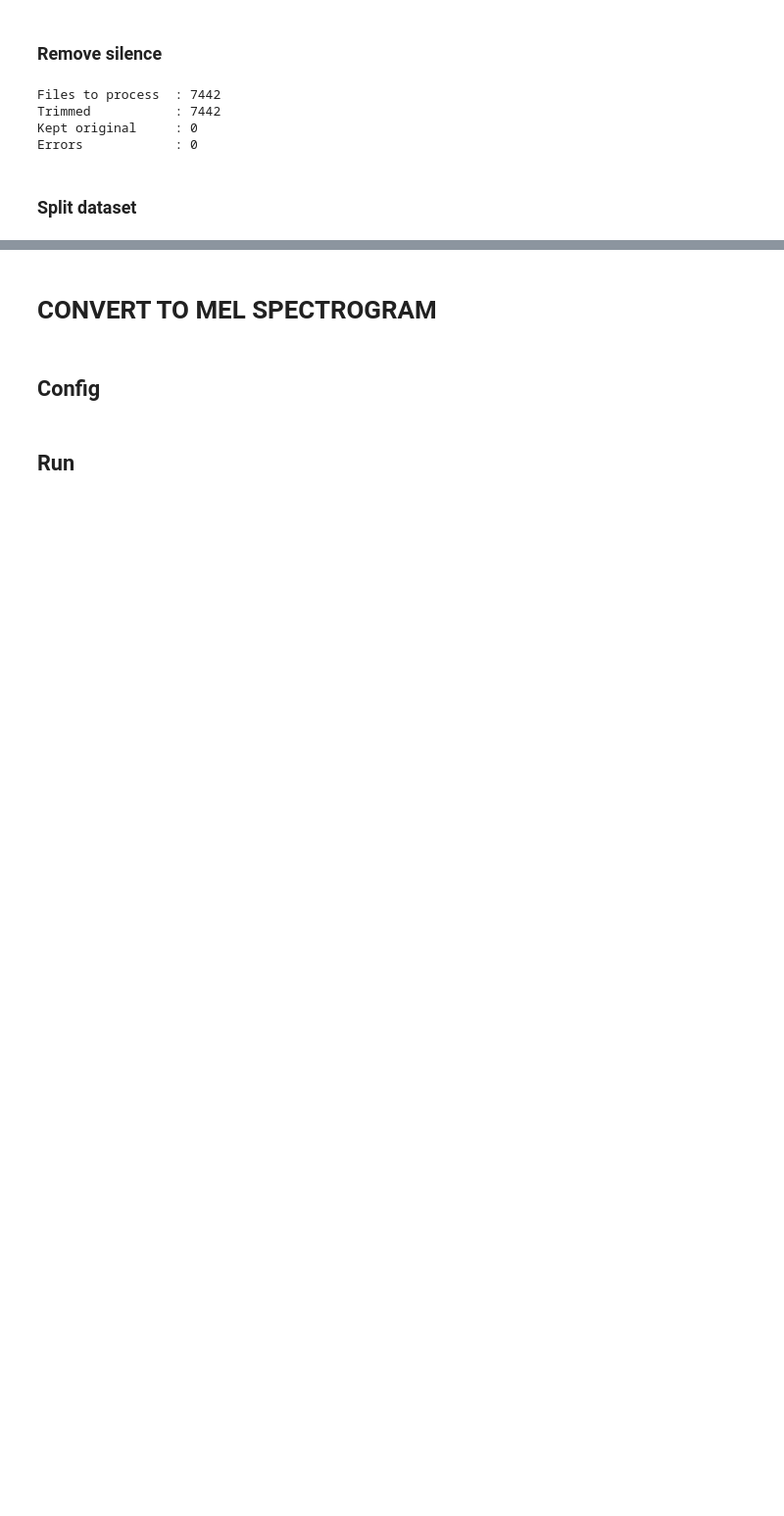
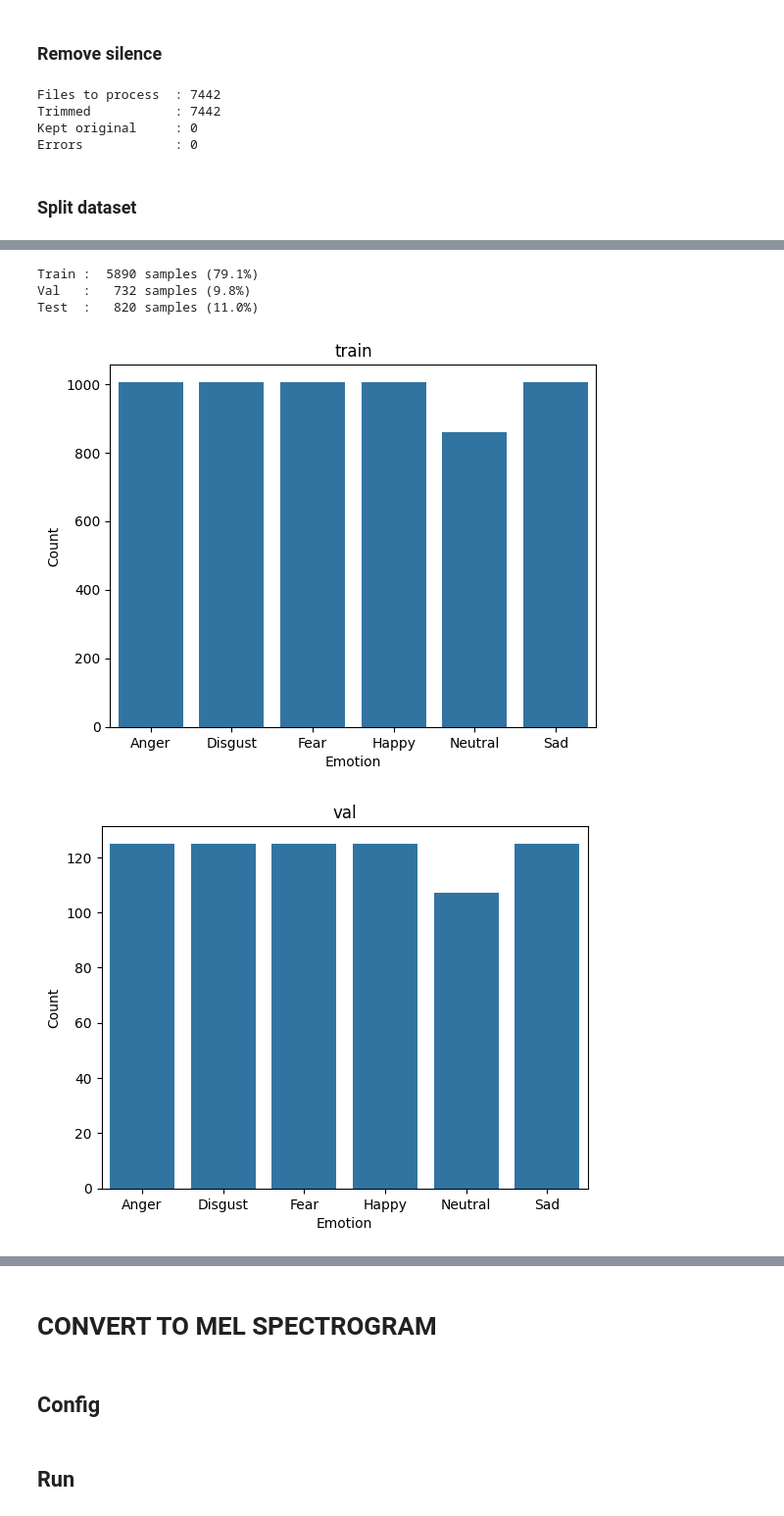
Before and after one commit to AzureDream1811/speech-emotion-recognition-ravdess, a Jupyter notebook: SER_CREMAD.ipynb, the cells around one changed output, grey strips where cells are left out. Shown at 98% size. Cells and saved outputs as stored; diff of their text form; code cells hidden in the pictures; blank space fills up the shorter version.

```diff
--- a/SER_CREMAD.ipynb
+++ b/SER_CREMAD.ipynb
@@ -62,11 +62,15 @@ print(dataset_df.shape[0])
 # %% [output]
 7442
 # %%
-sns.countplot(x="emotion", data=dataset_df)
-plt.title("Emotion Distribution")
-plt.xlabel("Emotion")
-plt.ylabel("Count")
-plt.show()
+def check_distribution(df: pd.DataFrame, title):
+    sns.countplot(x="emotion", data=df)
+    plt.title(title)
+    plt.xlabel("Emotion")
+    plt.ylabel("Count")
+    plt.show()
+
+
+check_distribution(dataset_df, "Emotion Distribution")
 # %% [output]
 [figure]
 # %%
@@ -174,0 +149,60 @@ Test set: 820 samples
+# %%
+TRAIN_RATIO = 0.8
+TEMP_RATIO = 1 - TRAIN_RATIO
+RANDOM_STATE = 42
+
+dataset_silenced = pd.read_csv("CSVs/dataset_silenced.csv")
+
+assert len(dataset_silenced) > 0, "dataset_silenced empty, run remove silence first"
+
+# Split 1: train - temp (val + test)
+gss_train = GroupShuffleSplit(
+    test_size=TEMP_RATIO,
+    n_splits=1,
+    random_state=RANDOM_STATE
+)
+
+train_idx, temp_idx = next(
+    gss_train.split(
+        dataset_silenced,
+        groups=dataset_silenced["speaker"]
+    )
+)
+
+# Split 2: val - test
+temp_subset = dataset_silenced.iloc[temp_idx]
+
+gss_val = GroupShuffleSplit(
+    test_size=0.5,
+    n_splits=1,
+    random_state=RANDOM_STATE
+)
+
+val_idx, test_idx = next(
+    gss_val.split(
+        temp_subset,
+        groups=temp_subset["speaker"]
+    )
+)
+
+train_df = dataset_silenced.iloc[train_idx].reset_index(drop=True)
+val_df = temp_subset.iloc[val_idx].reset_index(drop=True)
+test_df = temp_subset.iloc[test_idx].reset_index(drop=True)
+
+print(f"Train : {len(train_df):>5} samples ({len(train_df) / len(dataset_silenced) * 100:.1f}%)")
+print(f"Val   : {len(val_df):>5} samples ({len(val_df) / len(dataset_silenced) * 100:.1f}%)")
+print(f"Test  : {len(test_df):>5} samples ({len(test_df) / len(dataset_silenced) * 100:.1f}%)")
+
+os.makedirs("CSVs", exist_ok=True)
+create_csv(train_df, "CSVs/train.csv")
+create_csv(val_df, "CSVs/val.csv")
+create_csv(test_df, "CSVs/test.csv")
+
+for name, df in [("train", train_df), ("val", val_df), ("test", test_df)]:
+    check_distribution(df, name)
+# %% [output]
+Train :  5890 samples (79.1%)
+Val   :   732 samples (9.8%)
+Test  :   820 samples (11.0%)
+[figure, added]
+[figure, added]
```
Also changed, not shown: parts of 6 cells of this notebook.
